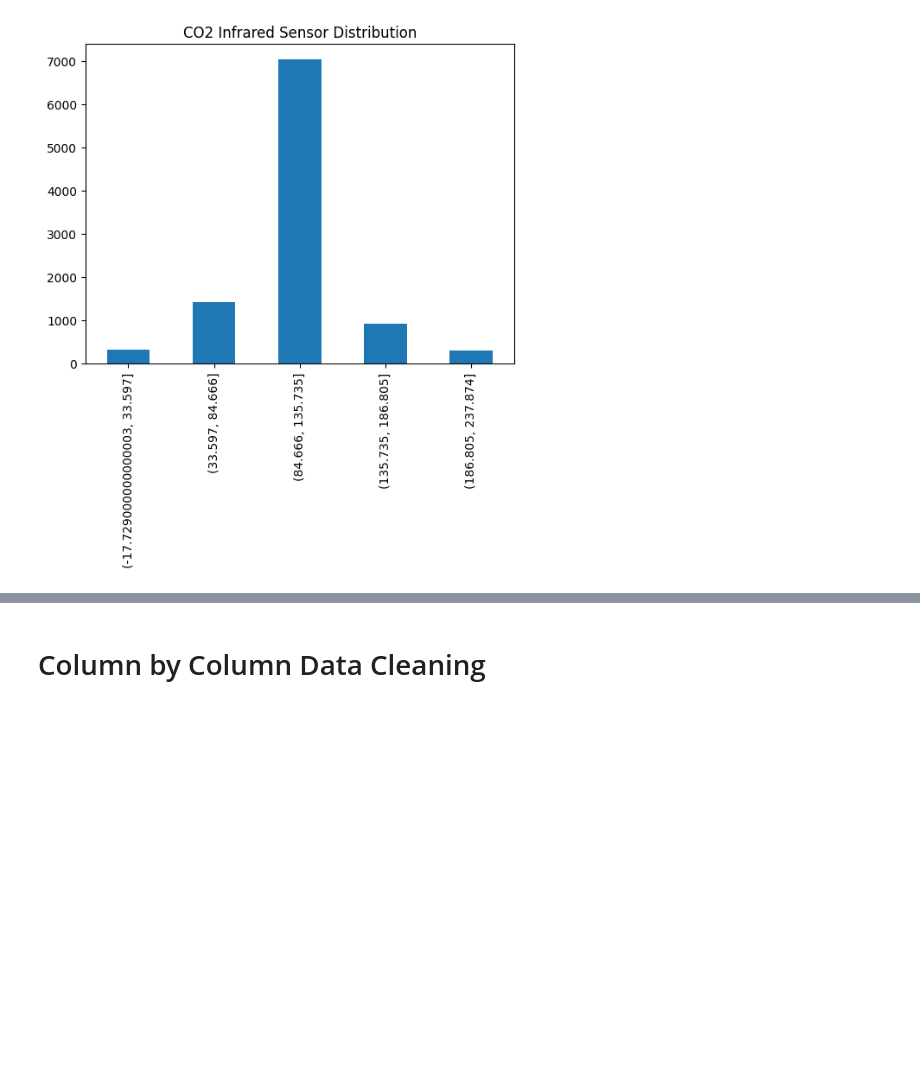
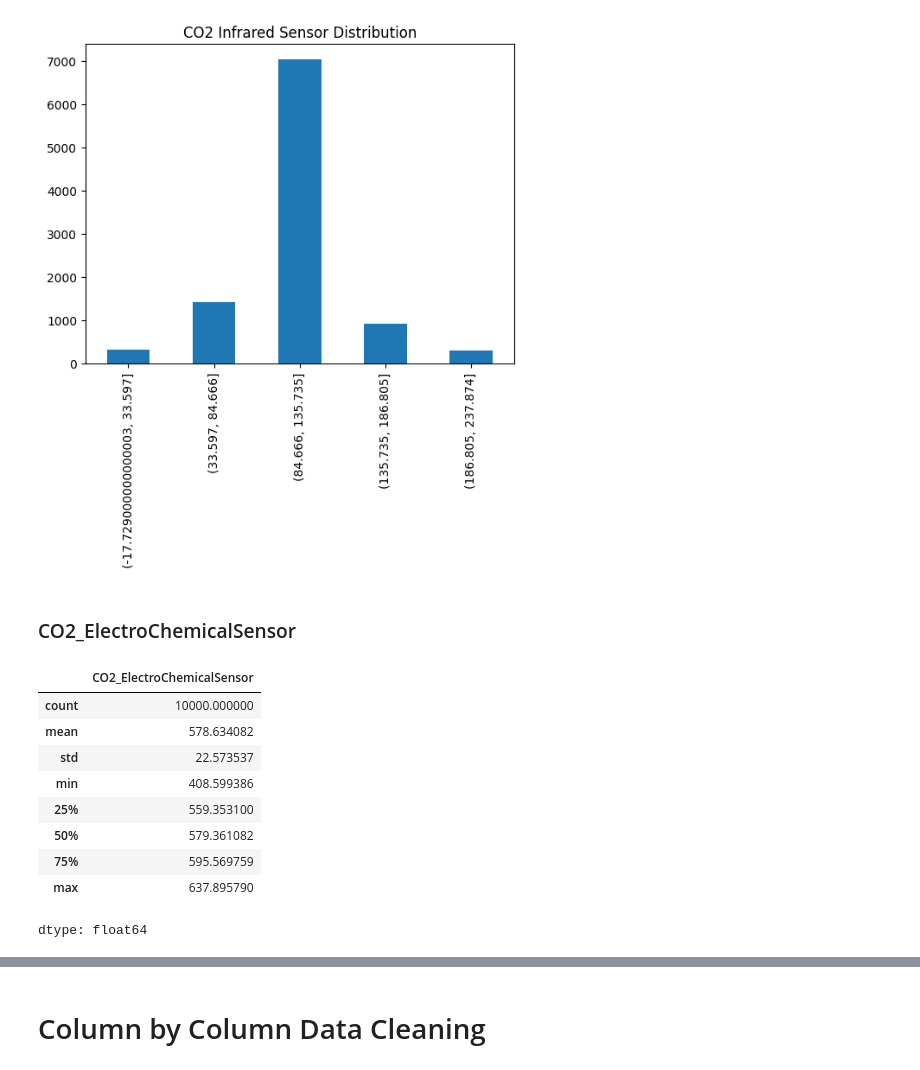
Before and after one commit to cucucumber789-svg/EGT309_T2_Chickenpie, a Jupyter notebook: eda.ipynb, the cells around one changed output, grey strips where cells are left out. Drawn from its saved outputs; the diff is of its cells as text; code cells hidden in the pictures; blank space fills up the shorter version.

```diff
--- a/eda.ipynb
+++ b/eda.ipynb
@@ -143,3 +145,18 @@ plt.title('CO2 Infrared Sensor Distribution')
 plt.show()
 # %% [output]
 [figure]
+# %% [markdown]
+### CO2_ElectroChemicalSensor
+# %%
+display(df['CO2_ElectroChemicalSensor'].describe())
+# %% [output]
+|  | CO2_ElectroChemicalSensor |
+| count | 10000.000000 |
+| mean | 578.634082 |
+| std | 22.573537 |
+| min | 408.599386 |
+| 25% | 559.353100 |
+| 50% | 579.361082 |
+| 75% | 595.569759 |
+| max | 637.895790 |
+dtype: float64
```
Also changed, not shown: parts of 18 cells of this notebook.
